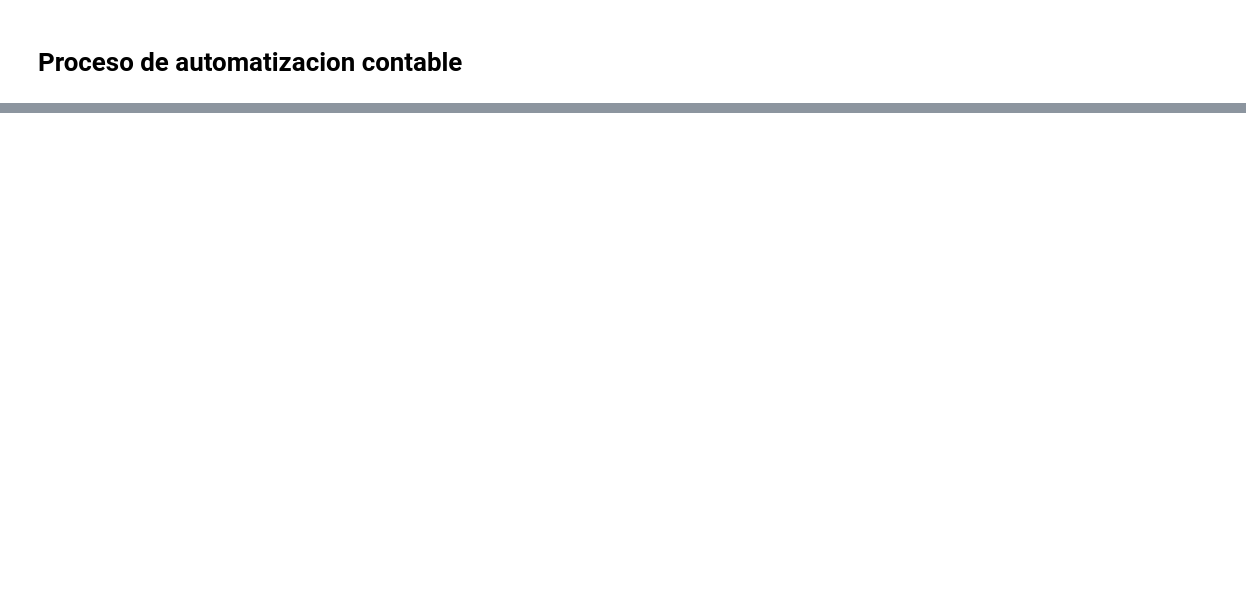
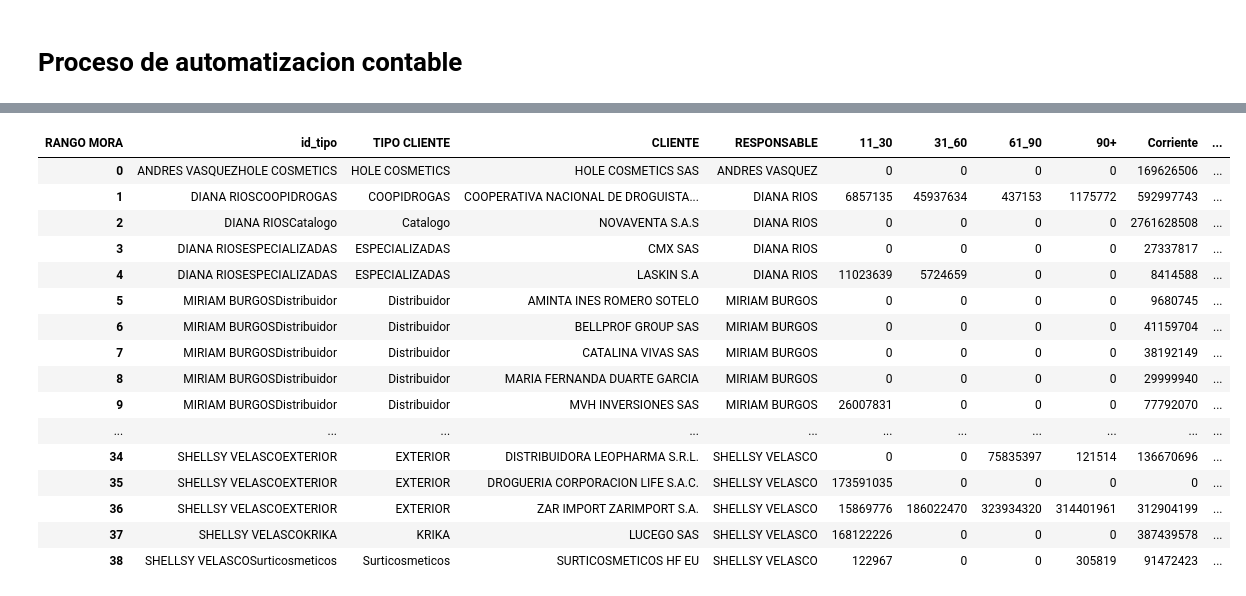
Before and after one commit to la-pocion-code/analisis_datos, a Jupyter notebook: prueba_contabilidad.ipynb, the cells around one changed output, grey strips where cells are left out. Saved outputs shown, nothing was run; the diff lists cells and outputs as text; code cells hidden in the pictures; blank space fills up the shorter version.

```diff
--- a/prueba_contabilidad.ipynb
+++ b/prueba_contabilidad.ipynb
@@ -98,0 +102,9 @@ def separar_pdfs_estratégico(self, ruta_pdf_input, carpeta_salida, find_texto="
+# %%
+responsable_default =df_base_responsable[df_base_responsable['TIPO CLIENTE'] == 'Default']['RESPONSABLE'].values[0]
+
+df_cartera['RESPONSABLE'] = df_cartera['RESPONSABLE'].fillna(responsable_default)
+
+
+df_cartera = df_cartera[
+        (df_cartera['Fecha de factura'] >= '2025-01-01')&
+        (df_cartera['Número'].str.startswith('F'))]
@@ -98,0 +199,2 @@ def separar_pdfs_estratégico(self, ruta_pdf_input, carpeta_salida, find_texto="
+# %%
+df_cartera['id_tipo'] = df_cartera['RESPONSABLE'] + df_cartera['TIPO CLIENTE']
@@ -98,0 +216,27 @@ def separar_pdfs_estratégico(self, ruta_pdf_input, carpeta_salida, find_texto="
+# %%
+
+df_cartera['IMPORTE PENDIENTE'] = df_cartera['IMPORTE PENDIENTE'].fillna(0).astype(int)
+df_cartera_pivot = df_cartera.pivot_table(index=['id_tipo','TIPO CLIENTE','CLIENTE','RESPONSABLE'], columns='RANGO MORA', values='IMPORTE PENDIENTE', aggfunc='sum', fill_value=0).reset_index()
+# %%
+df_cartera_pivot = df_cartera_pivot[['id_tipo','TIPO CLIENTE','RESPONSABLE','CLIENTE', 'Corriente', 'Proximo', '11_30', '31_60', '61_90', '90+' ]]
+df_cartera_pivot = df_cartera_pivot.copy()
+# %%
+df_cartera_pivot
+# %% [output]
+| RANGO MORA | id_tipo | TIPO CLIENTE | CLIENTE | RESPONSABLE | 11_30 | 31_60 | 61_90 | 90+ | Corriente | ... |
+| 0 | ANDRES VASQUEZHOLE COSMETICS | HOLE COSMETICS | HOLE COSMETICS SAS | ANDRES VASQUEZ | 0 | 0 | 0 | 0 | 169626506 | ... |
+| 1 | DIANA RIOSCOOPIDROGAS | COOPIDROGAS | COOPERATIVA NACIONAL DE DROGUISTA... | DIANA RIOS | 6857135 | 45937634 | 437153 | 1175772 | 592997743 | ... |
+| 2 | DIANA RIOSCatalogo | Catalogo | NOVAVENTA S.A.S | DIANA RIOS | 0 | 0 | 0 | 0 | 2761628508 | ... |
+| 3 | DIANA RIOSESPECIALIZADAS | ESPECIALIZADAS | CMX SAS | DIANA RIOS | 0 | 0 | 0 | 0 | 27337817 | ... |
+| 4 | DIANA RIOSESPECIALIZADAS | ESPECIALIZADAS | LASKIN S.A | DIANA RIOS | 11023639 | 5724659 | 0 | 0 | 8414588 | ... |
+| 5 | MIRIAM BURGOSDistribuidor | Distribuidor | AMINTA INES ROMERO SOTELO | MIRIAM BURGOS | 0 | 0 | 0 | 0 | 9680745 | ... |
+| 6 | MIRIAM BURGOSDistribuidor | Distribuidor | BELLPROF GROUP SAS | MIRIAM BURGOS | 0 | 0 | 0 | 0 | 41159704 | ... |
+| 7 | MIRIAM BURGOSDistribuidor | Distribuidor | CATALINA VIVAS SAS | MIRIAM BURGOS | 0 | 0 | 0 | 0 | 38192149 | ... |
+| 8 | MIRIAM BURGOSDistribuidor | Distribuidor | MARIA FERNANDA DUARTE GARCIA | MIRIAM BURGOS | 0 | 0 | 0 | 0 | 29999940 | ... |
+| 9 | MIRIAM BURGOSDistribuidor | Distribuidor | MVH INVERSIONES SAS | MIRIAM BURGOS | 26007831 | 0 | 0 | 0 | 77792070 | ... |
+| ... | ... | ... | ... | ... | ... | ... | ... | ... | ... | ... |
+| 34 | SHELLSY VELASCOEXTERIOR | EXTERIOR | DISTRIBUIDORA LEOPHARMA S.R.L. | SHELLSY VELASCO | 0 | 0 | 75835397 | 121514 | 136670696 | ... |
+| 35 | SHELLSY VELASCOEXTERIOR | EXTERIOR | DROGUERIA CORPORACION LIFE S.A.C. | SHELLSY VELASCO | 173591035 | 0 | 0 | 0 | 0 | ... |
+| 36 | SHELLSY VELASCOEXTERIOR | EXTERIOR | ZAR IMPORT ZARIMPORT S.A. | SHELLSY VELASCO | 15869776 | 186022470 | 323934320 | 314401961 | 312904199 | ... |
+| 37 | SHELLSY VELASCOKRIKA | KRIKA | LUCEGO SAS | SHELLSY VELASCO | 168122226 | 0 | 0 | 0 | 387439578 | ... |
+| 38 | SHELLSY VELASCOSurticosmeticos | Surticosmeticos | SURTICOSMETICOS HF EU | SHELLSY VELASCO | 122967 | 0 | 0 | 305819 | 91472423 | ... |
```
Also changed, not shown: parts of 24 cells of this notebook, 6 other files.
